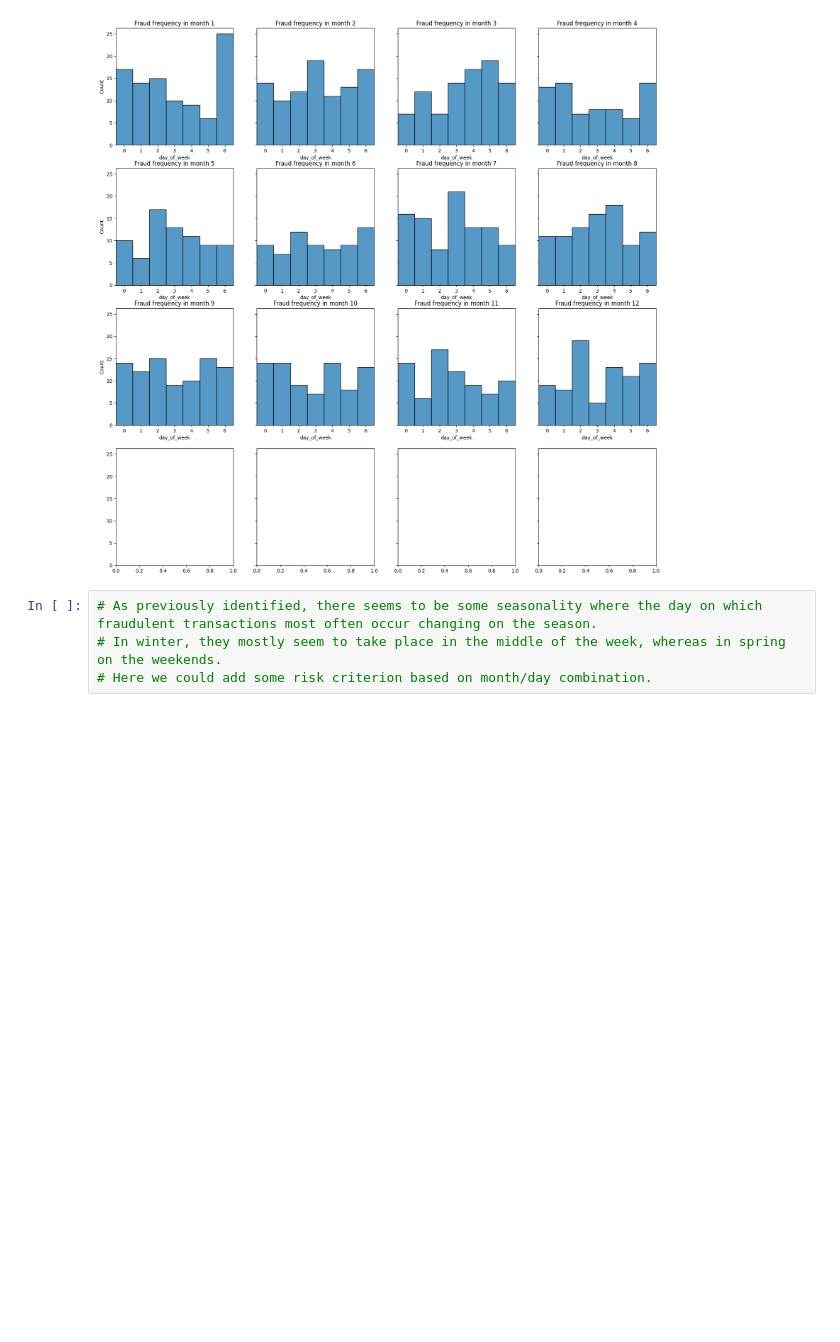
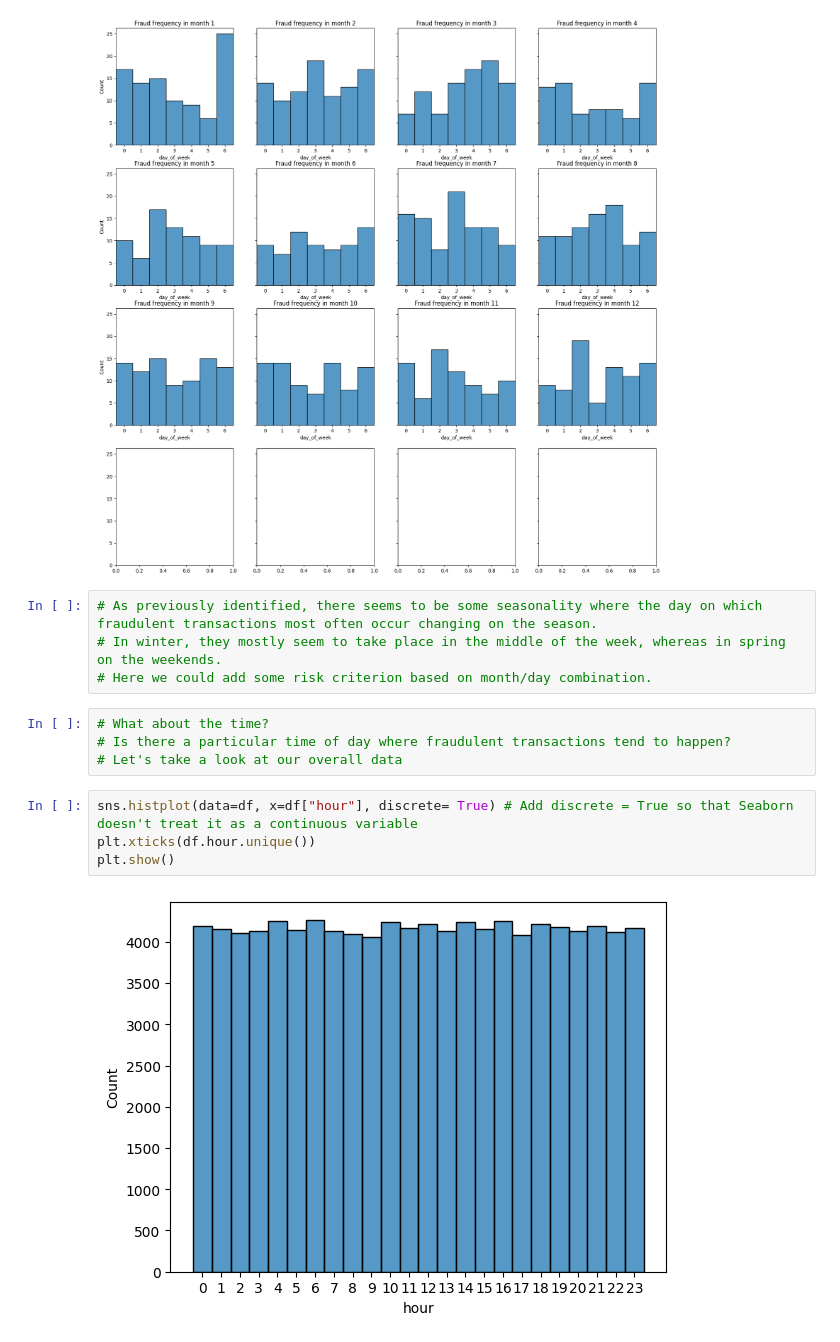
Before and after one commit to dalgurnawi/machine_learning, a Jupyter notebook: logistic_regression/data_exploration/data_exploration_datetime.ipynb, the cells around one changed output. Saved outputs shown, nothing was run; the diff lists cells and outputs as text; blank space fills up the shorter version.

```diff
--- a/logistic_regression/data_exploration/data_exploration_datetime.ipynb
+++ b/logistic_regression/data_exploration/data_exploration_datetime.ipynb
@@ -202,3 +202,13 @@ for i, month in enumerate(range(1, 13)):   # months 1..12; adjust if your months
 # As previously identified, there seems to be some seasonality where the day on which fraudulent transactions most often occur changing on the season.
 # In winter, they mostly seem to take place in the middle of the week, whereas in spring on the weekends.
 # Here we could add some risk criterion based on month/day combination.
+# %%
+# What about the time?
+# Is there a particular time of day where fraudulent transactions tend to happen?
+# Let's take a look at our overall data
+# %%
+sns.histplot(data=df, x=df["hour"], discrete= True) # Add discrete = True so that Seaborn doesn't treat it as a continuous variable
+plt.xticks(df.hour.unique())
+plt.show()
+# %% [output]
+[figure, added]
```
Also changed, not shown: parts of 5 cells of this notebook, 3 other files.
